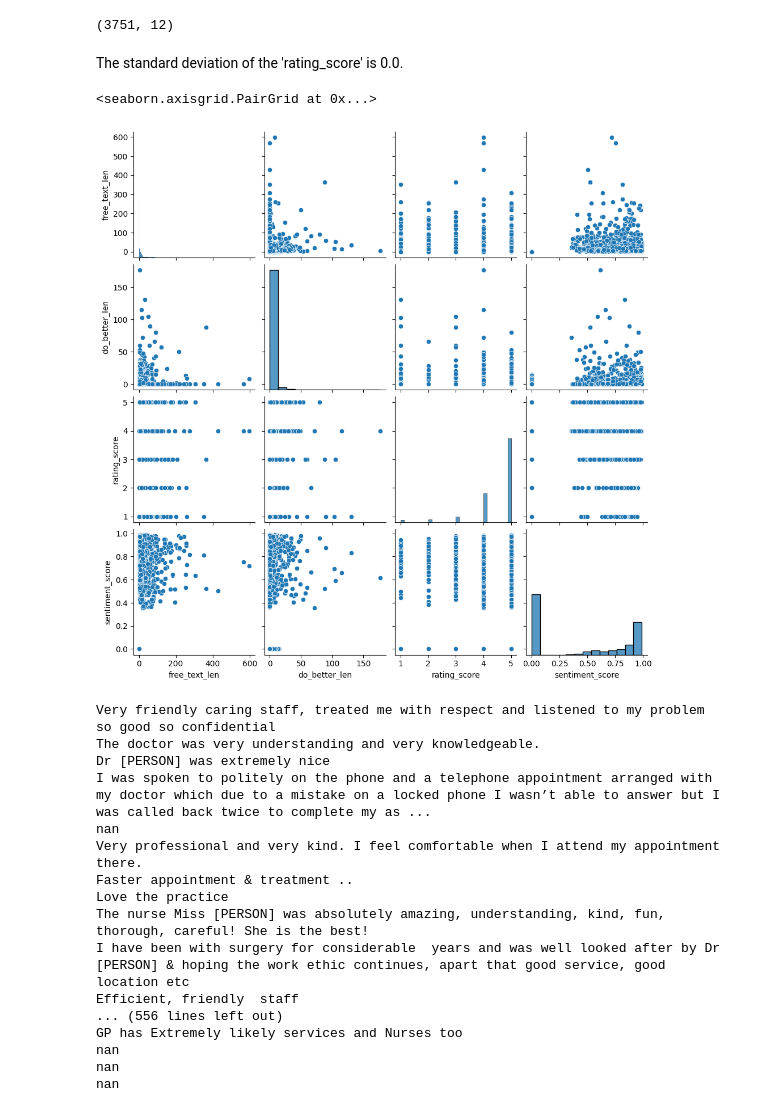
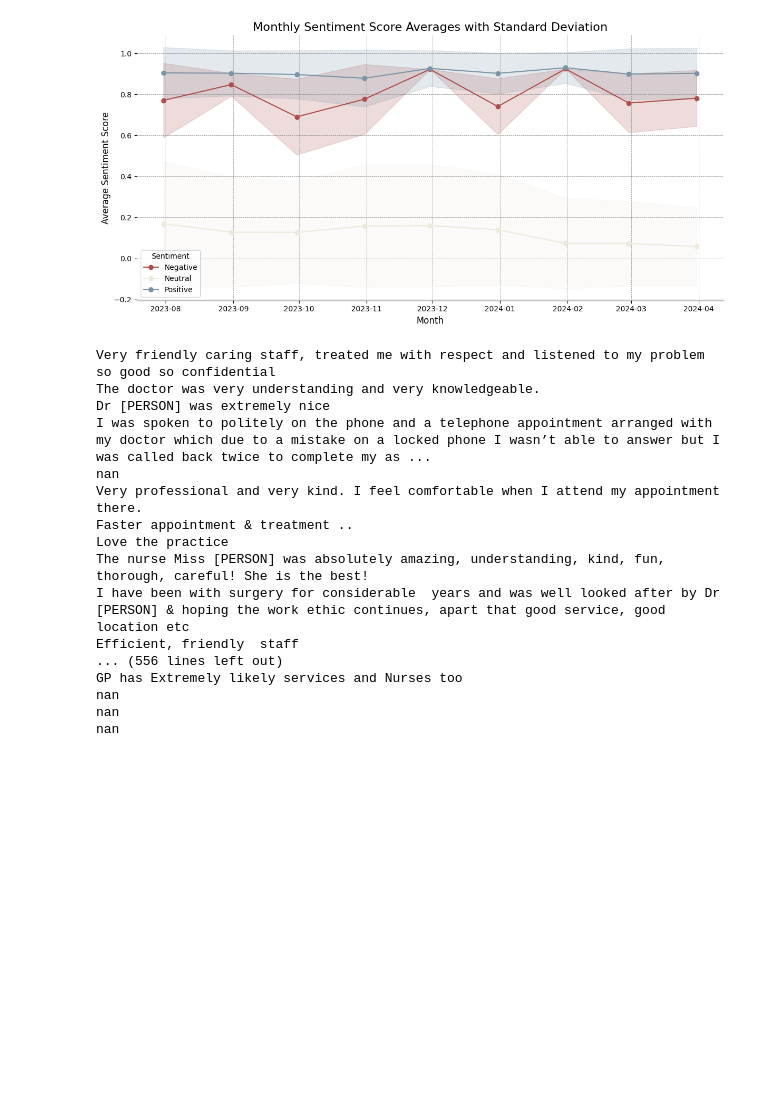
Before and after one commit to janduplessis883/friends-and-family-test-analysis, a Jupyter notebook: notebooks/Untitled4.ipynb, the cells around one changed output. Drawn from its saved outputs; the diff is of its cells as text; code cells hidden in the pictures; blank space fills up the shorter version.

```diff
--- a/notebooks/Untitled4.ipynb
+++ b/notebooks/Untitled4.ipynb
@@ -9,18 +9,71 @@ import sketch
 # %%
 data = pd.read_csv('../friendsfamilytest/data/data.csv')
 data.head(2)
-data.shape
+data['time'] = pd.to_datetime(data['time'])
+data.set_index("time", inplace=True)
-# %% [output]
-(3751, 12)
-# %%
-data.sketch.ask("What is the standard deviation of the 'rating_score'")
-# %% [output]
-The standard deviation of the 'rating_score' is 0.0.
-# %%
-sns.pairplot(data)
-# %% [output]
-<seaborn.axisgrid.PairGrid at 0x...>
-[figure, removed]
+# %%
+import pandas as pd
+import matplotlib.pyplot as plt
+import seaborn as sns
+
+# Assuming filtered_data is your DataFrame and 'sentiment_score' is the column with the scores
+# Also assuming that 'time' column has been converted to datetime and set as the index
+
+# Calculate the standard deviation for each month and sentiment
+monthly_sentiment_std = (
+    data.groupby("sentiment")
+    .resample("M")["sentiment_score"]
+    .std()
+    .unstack(level=0)
+)
+
+# Fill NaN values
+monthly_sentiment_std.fillna(0, inplace=True)
+
+# Calculate the mean sentiment scores for each month and sentiment, if not already done
+monthly_sentiment_means_adjusted = (
+    data.groupby("sentiment")
+    .resample("M")["sentiment_score"]
+    .mean()
+    .unstack(level=0)
+)
+
+# Fill NaN values for the means
+monthly_sentiment_means_adjusted.fillna(0, inplace=True)
+
+# Define colors for each sentiment
+colors = {"negative": "#ae4f4d", "neutral": "#edeadc", "positive": "#7b94a6"}
+
+# Creating the plot for monthly sentiment scores
+fig, ax = plt.subplots(figsize=(12, 6))
+
+# Plot each sentiment mean with standard deviation as shaded area
+for sentiment in monthly_sentiment_means_adjusted.columns:
+    # Plot the mean sentiment scores
+    ax.plot(monthly_sentiment_means_adjusted.index, monthly_sentiment_means_adjusted[sentiment],
+            label=sentiment.capitalize(), marker='o', color=colors[sentiment])
+
+    # Add the standard deviation with a shaded area
+    ax.fill_between(monthly_sentiment_means_adjusted.index,
+                    monthly_sentiment_means_adjusted[sentiment] - monthly_sentiment_std[sentiment],
+                    monthly_sentiment_means_adjusted[sentiment] + monthly_sentiment_std[sentiment],
+                    color=colors[sentiment], alpha=0.2)
+
+ax.spines["top"].set_visible(False)
+ax.spines["right"].set_visible(False)
+ax.spines["left"].set_visible(False)
+ax.xaxis.grid(True, linestyle="--", linewidth=0.5, color="#888888")
+ax.yaxis.grid(True, linestyle="--", linewidth=0.5, color="#888888")
+plt.title("Monthly Sentiment Score Averages with Standard Deviation", fontsize=16)
+plt.xlabel("Month", fontsize=12)
+plt.ylabel("Average Sentiment Score", fontsize=12)
+plt.legend(title="Sentiment")
+plt.tight_layout()
+
+# Show the plot (or use st.pyplot(plt) if you are using Streamlit)
+st.pyplot(plt)
+# %% [output]
+[figure, added]
 # %%
 for text in data['free_text'][:550]:
     print(text)
```
Also changed, not shown: parts of 6 cells of this notebook, 2 other files.
